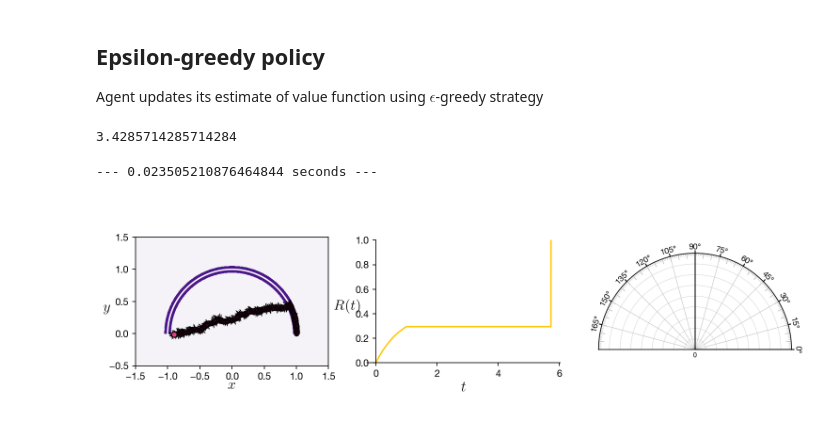
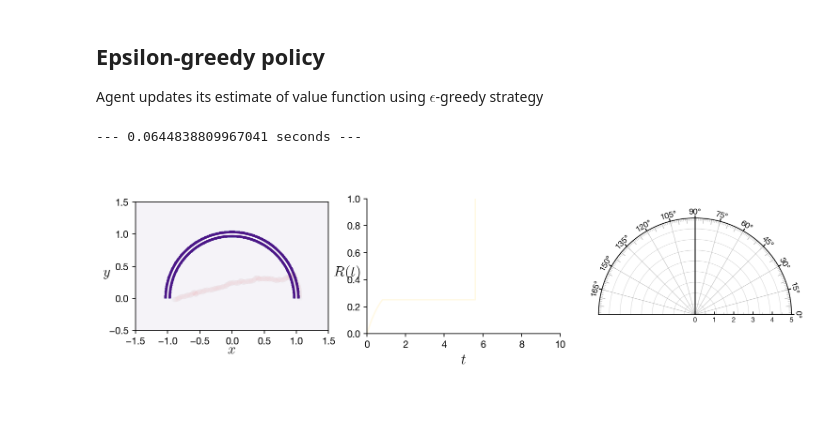
Before and after one commit to sgangaprasath/CollectiveTradeoff, a Jupyter notebook: LearningValueFn.ipynb, the cells around one changed output. Drawn from its saved outputs; the diff is of its cells as text; code cells hidden in the pictures.

```diff
--- a/LearningValueFn.ipynb
+++ b/LearningValueFn.ipynb
@@ -897,17 +666,29 @@ def phmChk(r, c):
-# %%
-xChk = np.linspace(0,6,8)
-xVal = 3.5
-indVal = np.where(xChk<xVal)
-# print(xChk[indVal], indVal)
-xChk[indVal[0][-1]]
-# %% [output]
-3.4285714285714284
+# %%
+# Pheromone initial condition and class
+p = pR.params()
+xvec = np.linspace(-1.5*p.a, 1.5*p.a, p.nMsh)
+xphm, yphm = np.meshgrid(xvec,
+                         xvec)
+cInit = np.zeros((p.nMsh, p.nMsh))
+for ix in range(p.nMsh):
+    for iy in range(p.nMsh):
+        r = np.sqrt(xphm[ix][iy]**2+yphm[ix][iy]**2)
+        if (r > (p.a-p.pt))  & (r < (p.a+p.pt)) & (yphm[ix][iy] >= 0):
+            cInit[ix][iy] = 1.0
+class phrmn():
+    def __init__(self, cInit):
+        super().__init__()
+        self.c = cInit
+
+# Interpolate value of pheromone to location r
+def phmChk(r, c):
+    cVal = sp.interpolate.interp2d(xvec, xvec, c, kind='cubic')
+    return cVal(r[0], r[1])
+phm = phrmn(cInit)
 # %%
-phm = phrmn(cInit)
 # Agent class
 class agent():
     global phm
-    global phiPtn
     def __init__(self, ptr):
         super().__init__()
         p = copy.deepcopy(ptr)
@@ -926,8 +707,6 @@ class agent():
         self.r += p.l*np.array([np.cos(self.thet), np.sin(self.thet)])
         self.rwd += np.exp(-phi/p.phiSt)*p.l
 
-        # cVal = phmChk(self.r, phm)
-        # if ((1.0-cVal) < 1e-3):
         if np.linalg.norm(self.r) > (p.a+p.pt):
             self.thet = self.thet + np.pi*0.25
             self.r += p.l*np.array([np.cos(self.thet), np.sin(self.thet)])
@@ -955,7 +734,7 @@ class agent():
         self.sInd = 0 #step count of agent
 # %%
 # Simple run
-p = params()
+p = pR.params()
 ag = agent(p)
 start_time = time.time()
 rxFull = np.array(p.rInit[0])
@@ -983,9 +762,13 @@ while ag.sInd <= p.nSteps:
     rwdFull = np.vstack((rwdFull, np.array(ag.rwd)))
 print("--- %s seconds ---" % (time.time() - start_time))
 # %% [output]
---- 0.023505210876464844 seconds ---
+--- 0.0644838809967041 seconds ---
-# %%
-plotDat(p, rxFull, ryFull, phxFull, phyFull, rwdFull)
-# %% [output]
-[figure, removed]
+# %%
+import importlib
+importlib.reload(pF)
+fix, ax = pF.plotDef(5, p, xphm, yphm, phm)
+pF.plotDat(fix, ax, p, rxFull, ryFull, phxFull, phyFull, rwdFull, ag.valFn)
+plt.show()
+# %% [output]
+[figure, added]
 # %%
```
Also changed, not shown: parts of 11 cells of this notebook, 3 other files.
